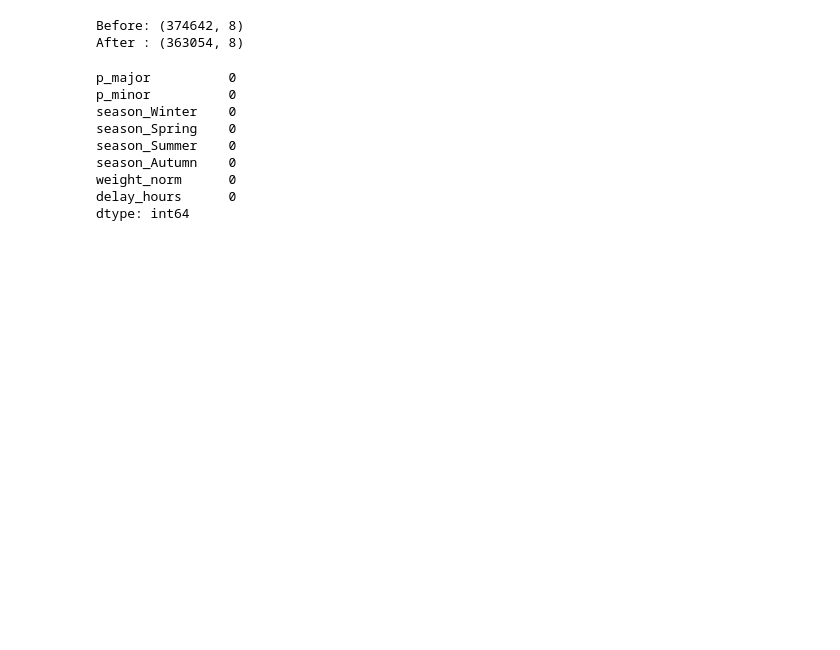
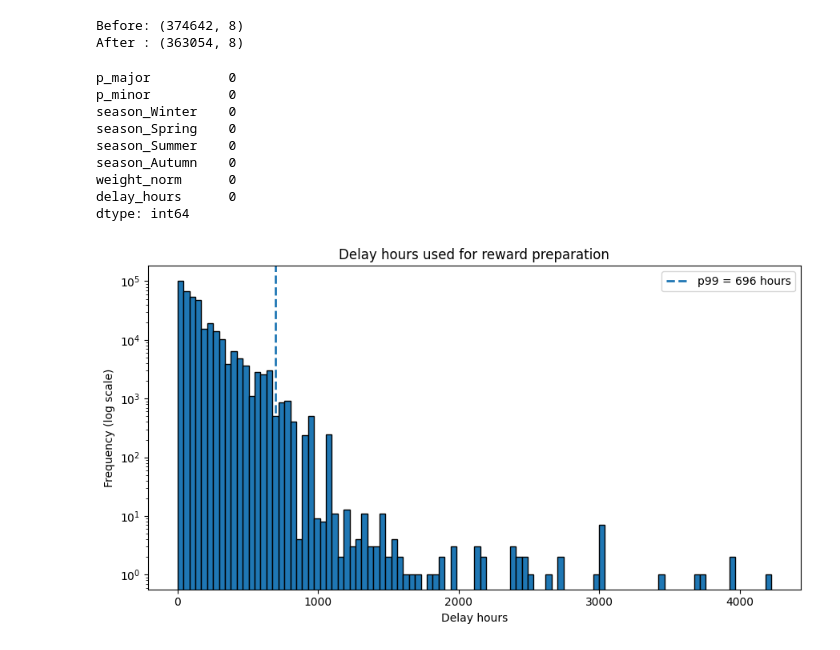
Before and after one commit to Kegmar/vrpp, a Jupyter notebook: models/hybrid_models.ipynb, the cells around one changed output. Saved outputs shown, nothing was run; the diff lists cells and outputs as text; code cells hidden in the pictures; blank space fills up the shorter version.

```diff
--- a/models/hybrid_models.ipynb
+++ b/models/hybrid_models.ipynb
@@ -623,3 +624,18 @@ season_Autumn    0
 weight_norm      0
 delay_hours      0
 dtype: int64
+# %%
+delay_plot = rl_state_clean["delay_hours"].astype(float)
+
+plt.figure(figsize=(9, 5))
+plt.hist(delay_plot, bins=100, log=True, edgecolor="black")
+plt.axvline(p99_delay, linestyle="--", linewidth=2, label=f"p99 = {p99_delay:.0f} hours")
+
+plt.xlabel("Delay hours")
+plt.ylabel("Frequency (log scale)")
+plt.title("Delay hours used for reward preparation")
+plt.legend()
+plt.tight_layout()
+plt.show()
+# %% [output]
+[figure, added]
```
Also changed, not shown: parts of 2 cells of this notebook, 5 other files.
